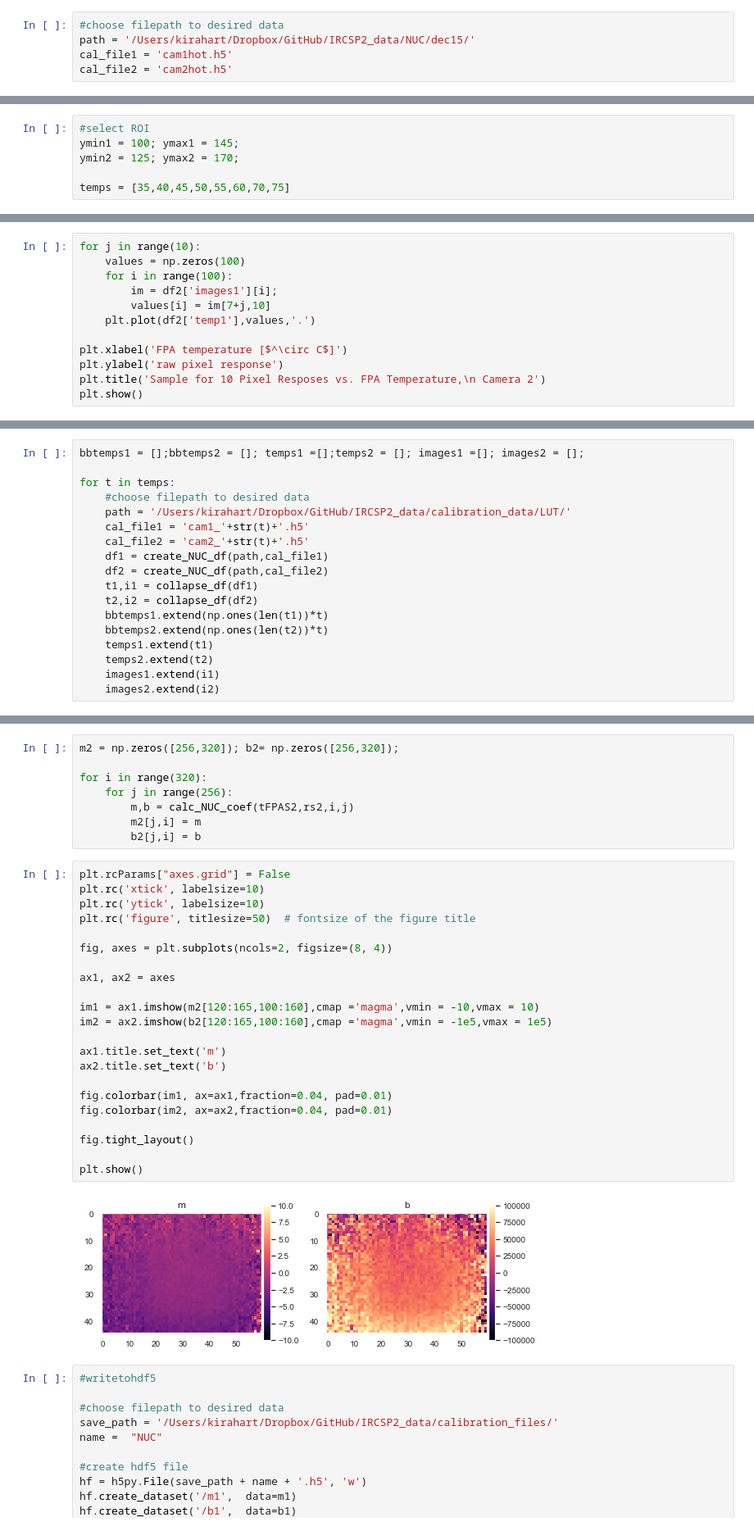
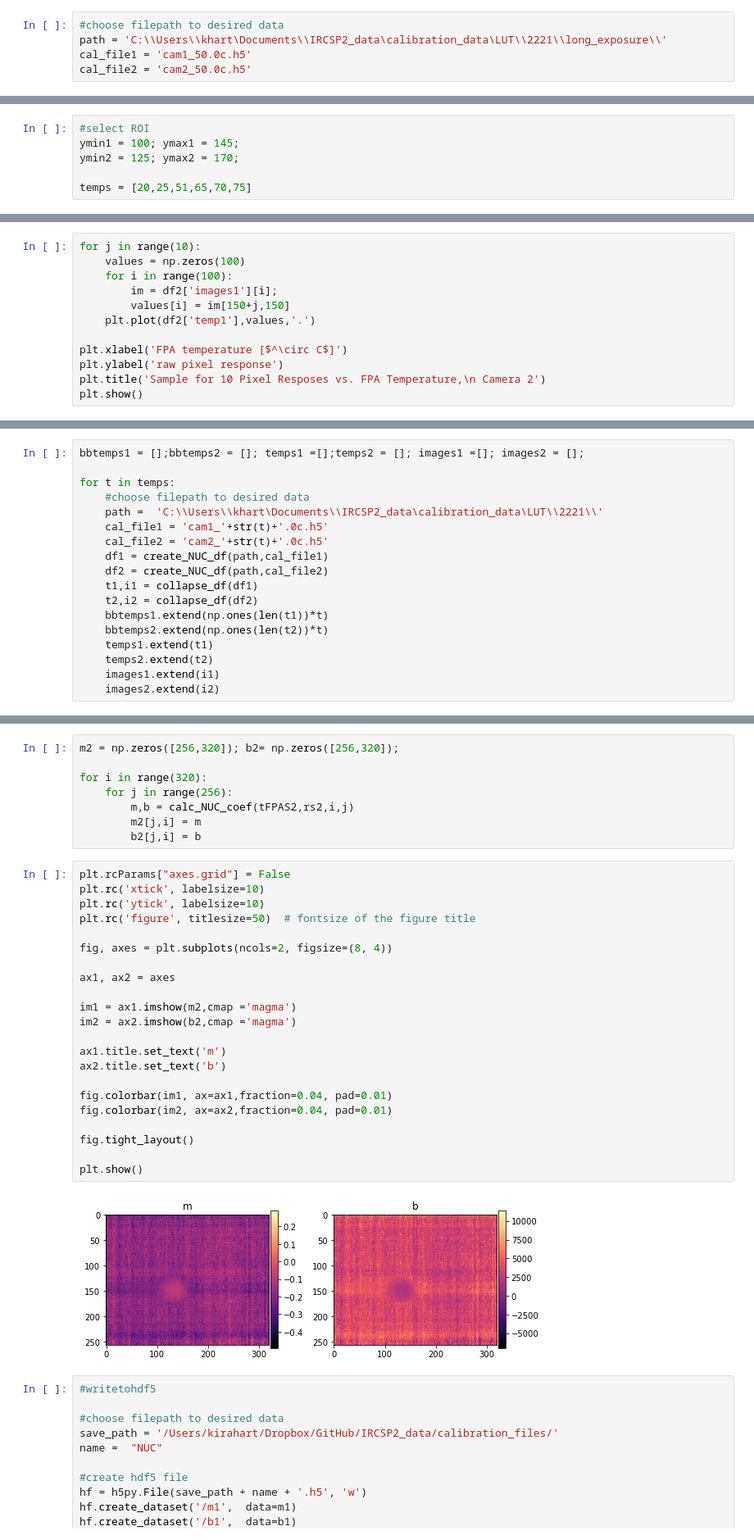
Before and after one commit to Polarization-Lab/IRCSP, a Jupyter notebook: calibration/NUC/compute_NUC.ipynb, the cells around one changed output, grey strips where cells are left out. Shown at 82% size. Cells and saved outputs as stored; diff of their text form.

Commit message:
adding new modalities for evaluating intermediate NUC data

```diff
--- a/calibration/NUC/compute_NUC.ipynb
+++ b/calibration/NUC/compute_NUC.ipynb
@@ -15,8 +11,8 @@ sns.set_theme()
 # %%
 #choose filepath to desired data
-path = '/Users/kirahart/Dropbox/GitHub/IRCSP2_data/NUC/dec15/'
-cal_file1 = 'cam1hot.h5'
-cal_file2 = 'cam2hot.h5'
+path = 'C:\\Users\\khart\Documents\\IRCSP2_data\calibration_data\LUT\\2221\\long_exposure\\'
+cal_file1 = 'cam1_50.0c.h5'
+cal_file2 = 'cam2_50.0c.h5'
 # %%
 #will create a df and print the names of the keys in the original hdf5 file
 df1 = create_NUC_df(path,cal_file1)
@@ -41,7 +37,7 @@ df2
 ymin1 = 100; ymax1 = 145;
 ymin2 = 125; ymax2 = 170;
 
-temps = [35,40,45,50,55,60,70,75]
+temps = [20,25,51,65,70,75]
 # %%
 plt.plot(df1['temp1'],'.',label='camera 1')
 plt.plot(df2['temp1'],'.',label='camera 2')
@@ -61,7 +57,7 @@ for j in range(10):
     values = np.zeros(100)
     for i in range(100):
         im = df2['images1'][i];
-        values[i] = im[7+j,10]
+        values[i] = im[150+j,150]
     plt.plot(df2['temp1'],values,'.')
 
 plt.xlabel('FPA temperature [$^\circ C$]')
@@ -75,9 +71,9 @@ bbtemps1 = [];bbtemps2 = []; temps1 =[];temps2 = []; images1 =[]; images2 = [];
 
 for t in temps:
     #choose filepath to desired data
-    path = '/Users/kirahart/Dropbox/GitHub/IRCSP2_data/calibration_data/LUT/'
-    cal_file1 = 'cam1_'+str(t)+'.h5'
-    cal_file2 = 'cam2_'+str(t)+'.h5'
+    path =  'C:\\Users\\khart\Documents\\IRCSP2_data\calibration_data\LUT\\2221\\'
+    cal_file1 = 'cam1_'+str(t)+'.0c.h5'
+    cal_file2 = 'cam2_'+str(t)+'.0c.h5'
     df1 = create_NUC_df(path,cal_file1)
     df2 = create_NUC_df(path,cal_file2)
     t1,i1 = collapse_df(df1)
@@ -181,27 +164,27 @@ for i in range(320):
 # %%
 plt.rcParams["axes.grid"] = False
 plt.rc('xtick', labelsize=10)
 plt.rc('ytick', labelsize=10)
 plt.rc('figure', titlesize=50)  # fontsize of the figure title
 
 fig, axes = plt.subplots(ncols=2, figsize=(8, 4))
 
 ax1, ax2 = axes
 
-im1 = ax1.imshow(m2[120:165,100:160],cmap ='magma',vmin = -10,vmax = 10)
-im2 = ax2.imshow(b2[120:165,100:160],cmap ='magma',vmin = -1e5,vmax = 1e5)
+im1 = ax1.imshow(m2,cmap ='magma')
+im2 = ax2.imshow(b2,cmap ='magma')
 
 ax1.title.set_text('m')
 ax2.title.set_text('b')
 
 fig.colorbar(im1, ax=ax1,fraction=0.04, pad=0.01)
 fig.colorbar(im2, ax=ax2,fraction=0.04, pad=0.01)
 
 fig.tight_layout()
 
 plt.show()
 # %% [output]
-[figure, old version]
+[figure, new version]
 # %%
 #writetohdf5
 
```
Also changed, not shown: parts of 9 cells of this notebook, 2 other files.
